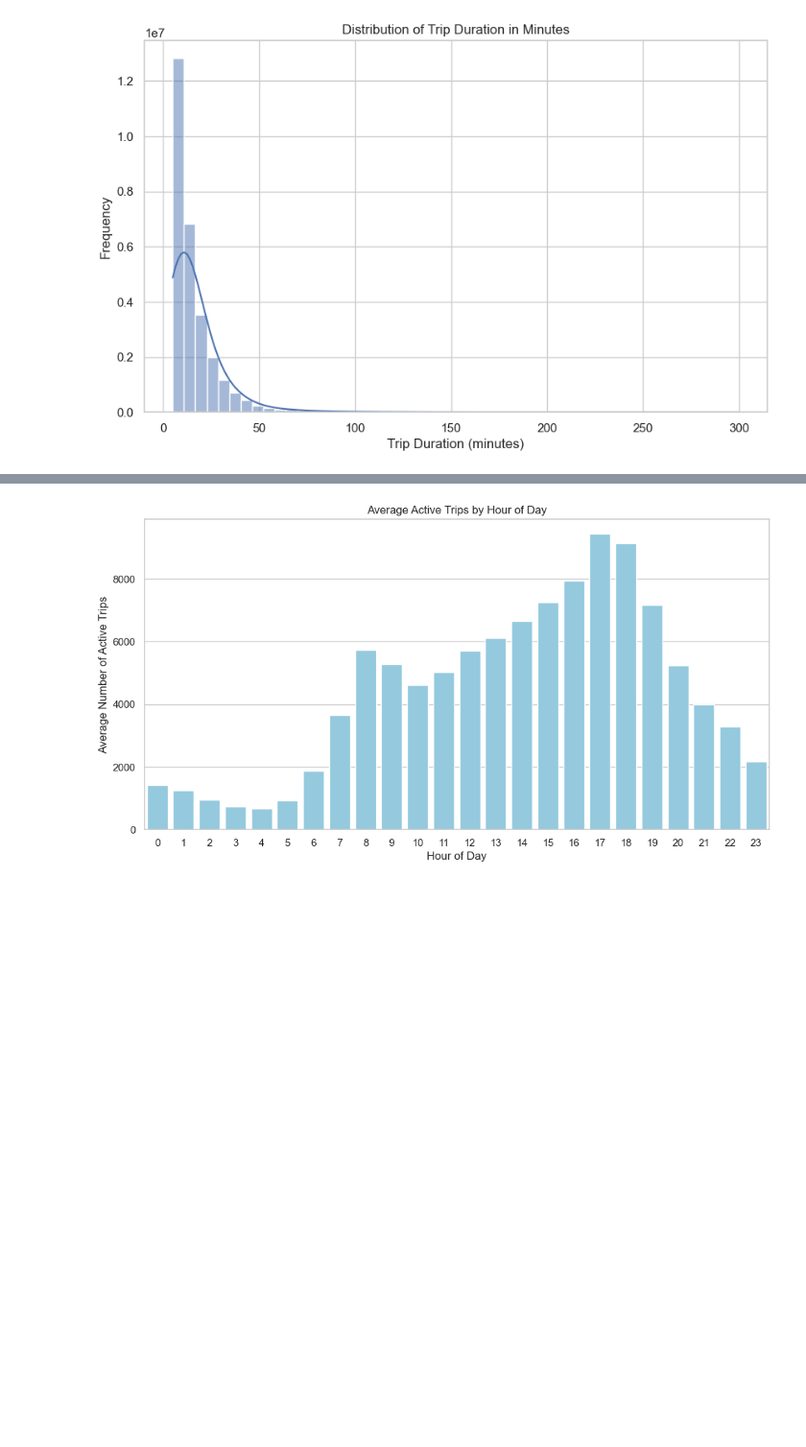
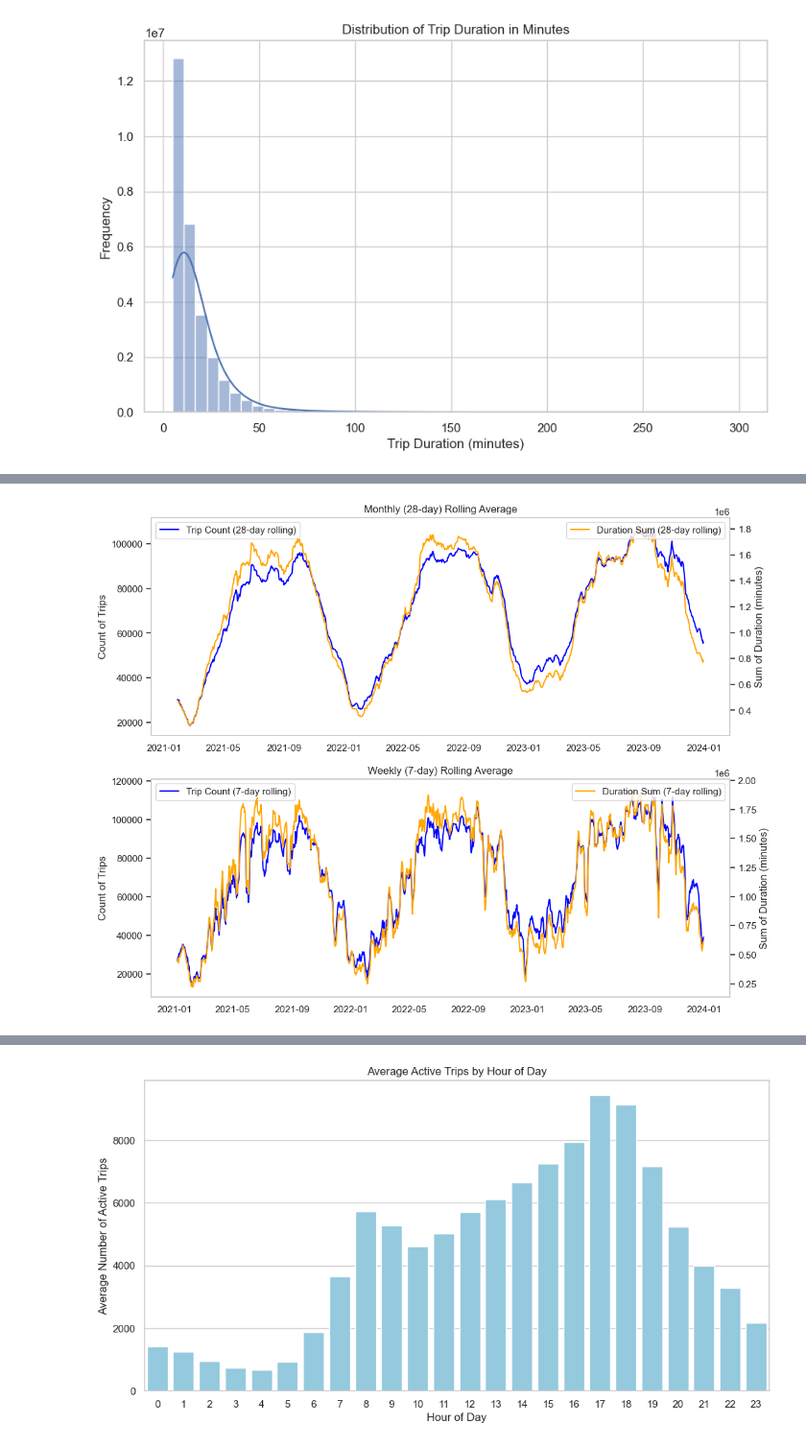
Before and after one commit to aziztnani/Citibike_insurance, a Jupyter notebook: notebooks/citibike_data_analysis.ipynb, the cells around one changed output, grey strips where cells are left out. Shown at 96% size. Drawn from its saved outputs; the diff is of its cells as text; code cells hidden in the pictures; blank space fills up the shorter version.

```diff
--- a/notebooks/citibike_data_analysis.ipynb
+++ b/notebooks/citibike_data_analysis.ipynb
@@ -199,0 +242,17 @@ plt.show()
+# %%
+# Group by date and calculate daily trip count and duration sum
+citibike_trips_daily = trip_data.groupBy("date").agg(
+    F.count("*").alias("trip_count"),
+    F.sum("duration_minutes").alias("duration_sum")
+)
+
+# Convert to Pandas and set up for rolling averages
+citibike_trips_daily_pd = citibike_trips_daily.orderBy("date").toPandas()
+citibike_trips_daily_pd['date'] = pd.to_datetime(citibike_trips_daily_pd['date'])
+citibike_trips_daily_pd.set_index('date', inplace=True)
+
+# Rolling averages for monthly (28 days) and weekly (7 days)
+citibike_trips_daily_pd['trip_count_rolling_28'] = citibike_trips_daily_pd['trip_count'].rolling(window=28).mean()
+citibike_trips_daily_pd['duration_sum_rolling_28'] = citibike_trips_daily_pd['duration_sum'].rolling(window=28).mean()
+citibike_trips_daily_pd['trip_count_rolling_7'] = citibike_trips_daily_pd['trip_count'].rolling(window=7).mean()
+citibike_trips_daily_pd['duration_sum_rolling_7'] = citibike_trips_daily_pd['duration_sum'].rolling(window=7).mean()
@@ -199,0 +276,44 @@ plt.show()
+# %%
+# plotting
+fig, axes = plt.subplots(2, 1, figsize=(12, 10))
+
+# Plot rolling monthly averages (28 days)
+ax1 = axes[0]
+ax1.plot(citibike_trips_daily_pd.index, citibike_trips_daily_pd['trip_count_rolling_28'], label='Trip Count (28-day rolling)', color='blue')
+ax1.set_ylabel("Count of Trips")
+#ax1.tick_params(axis="y", labelcolor="blue")
+ax1.set_title("Monthly (28-day) Rolling Average")
+ax1.legend(loc='upper left')
+ax1.grid(visible=False)
+
+# Right y-axis for duration sum (28 days)
+ax2 = ax1.twinx()
+ax2.plot(citibike_trips_daily_pd.index, citibike_trips_daily_pd['duration_sum_rolling_28'], label='Duration Sum (28-day rolling)', color='orange')
+ax2.set_ylabel("Sum of Duration (minutes)")
+#ax2.tick_params(axis="y", labelcolor="orange")
+ax2.legend(loc='upper right')
+ax2.grid(visible=False)
+
+# Plot rolling weekly averages (7 days)
+ax3 = axes[1]
+ax3.plot(citibike_trips_daily_pd.index, citibike_trips_daily_pd['trip_count_rolling_7'], label='Trip Count (7-day rolling)', color='blue')
+ax3.set_ylabel("Count of Trips")
+#ax3.tick_params(axis="y", labelcolor="blue")
+ax3.set_title("Weekly (7-day) Rolling Average")
+ax3.legend(loc='upper left')
+ax3.grid(visible=False)
+
+# Right y-axis for duration sum (7 days)
+ax4 = ax3.twinx()
+ax4.plot(citibike_trips_daily_pd.index, citibike_trips_daily_pd['duration_sum_rolling_7'], label='Duration Sum (7-day rolling)', color='orange')
+ax4.set_ylabel("Sum of Duration (minutes)")
+#ax4.tick_params(axis="y", labelcolor="orange")
+ax4.legend(loc='upper right')
+ax4.grid(visible=False)
+
+# Show plot
+#plt.xlabel("Date")
+#plt.tight_layout()
+plt.show()
+# %% [output]
+[figure, added]
```
Also changed, not shown: parts of 24 cells of this notebook, 2 other files.
